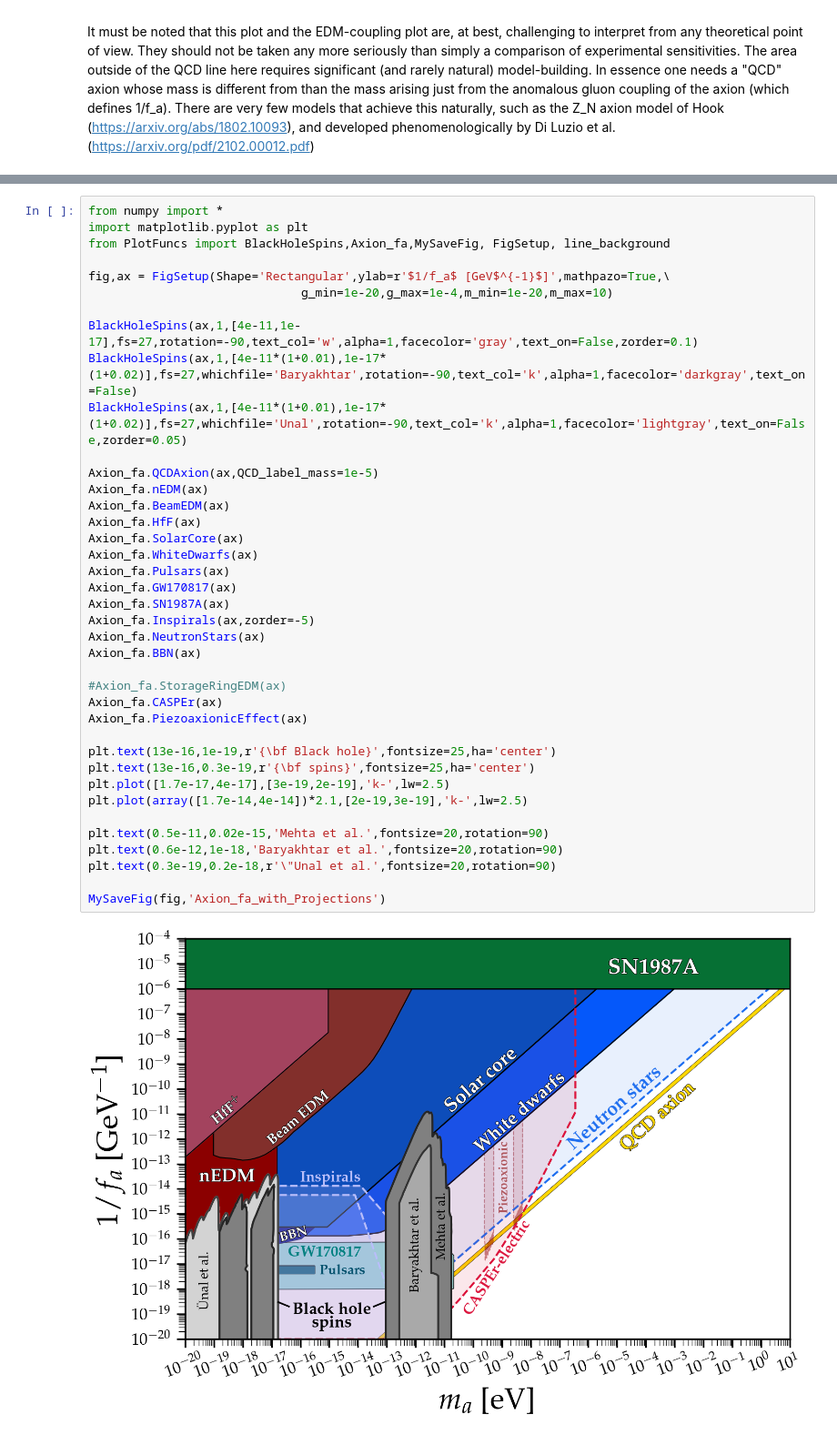
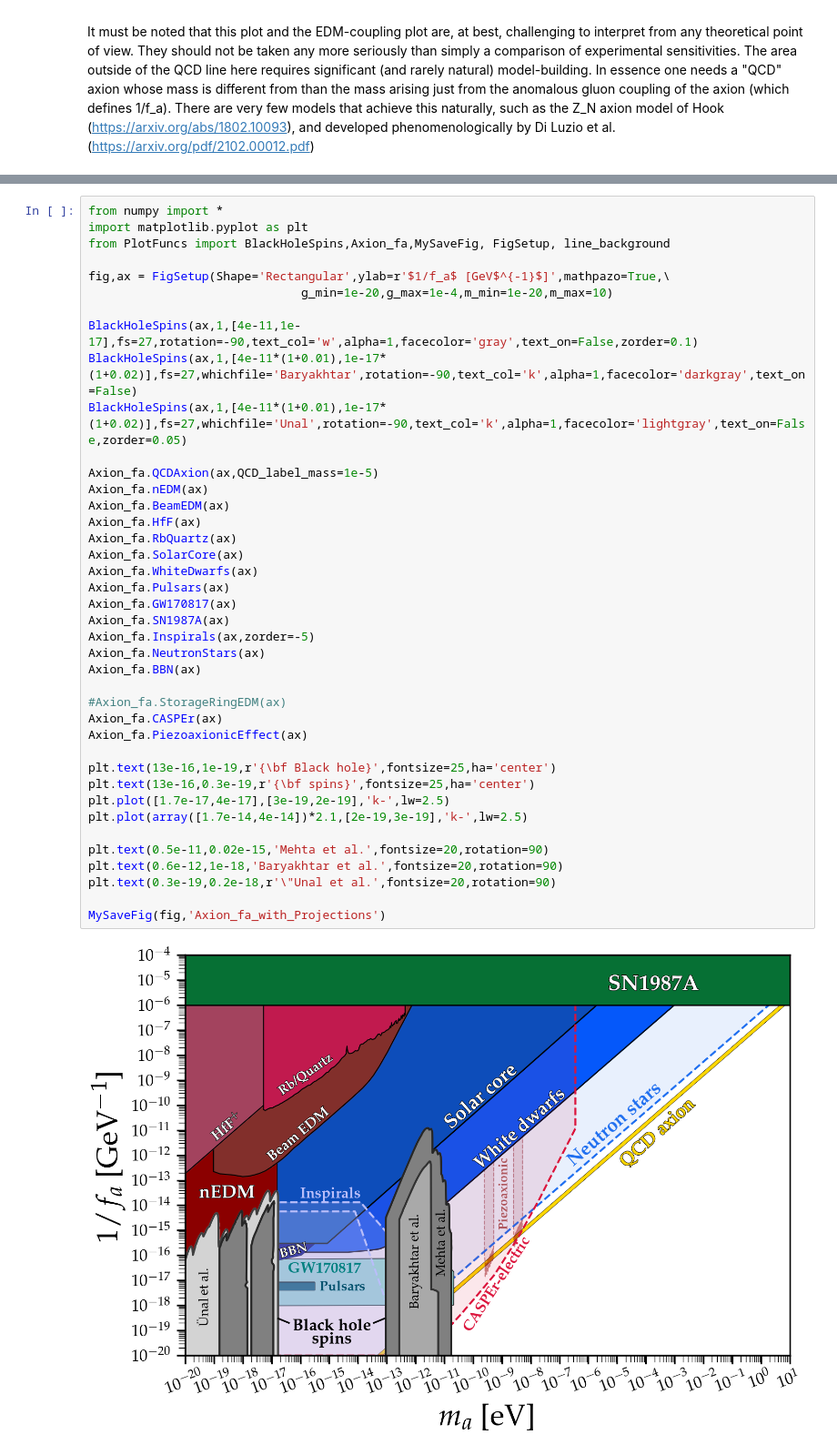
Before and after one commit to cajohare/AxionLimits, a Jupyter notebook: Axion_fa.ipynb, the cells around one changed output, grey strips where cells are left out. Shown at 91% size. Cells and saved outputs as stored; diff of their text form.

```diff
--- a/Axion_fa.ipynb
+++ b/Axion_fa.ipynb
@@ -64,31 +64,32 @@ BlackHoleSpins(ax,1,[4e-11*(1+0.01),1e-17*(1+0.02)],fs=27,whichfile='Baryakhtar'
 BlackHoleSpins(ax,1,[4e-11*(1+0.01),1e-17*(1+0.02)],fs=27,whichfile='Unal',rotation=-90,text_col='k',alpha=1,facecolor='lightgray',text_on=False,zorder=0.05)
 
 Axion_fa.QCDAxion(ax,QCD_label_mass=1e-5)
 Axion_fa.nEDM(ax)
 Axion_fa.BeamEDM(ax)
 Axion_fa.HfF(ax)
+Axion_fa.RbQuartz(ax)
 Axion_fa.SolarCore(ax)
 Axion_fa.WhiteDwarfs(ax)
 Axion_fa.Pulsars(ax)
 Axion_fa.GW170817(ax)
 Axion_fa.SN1987A(ax)
 Axion_fa.Inspirals(ax,zorder=-5)
 Axion_fa.NeutronStars(ax)
 Axion_fa.BBN(ax)
 
 #Axion_fa.StorageRingEDM(ax)
 Axion_fa.CASPEr(ax)
 Axion_fa.PiezoaxionicEffect(ax)
 
 plt.text(13e-16,1e-19,r'{\bf Black hole}',fontsize=25,ha='center')
 plt.text(13e-16,0.3e-19,r'{\bf spins}',fontsize=25,ha='center')
 plt.plot([1.7e-17,4e-17],[3e-19,2e-19],'k-',lw=2.5)
 plt.plot(array([1.7e-14,4e-14])*2.1,[2e-19,3e-19],'k-',lw=2.5)
 
 plt.text(0.5e-11,0.02e-15,'Mehta et al.',fontsize=20,rotation=90)
 plt.text(0.6e-12,1e-18,'Baryakhtar et al.',fontsize=20,rotation=90)
 plt.text(0.3e-19,0.2e-18,r'\"Unal et al.',fontsize=20,rotation=90)
 
 MySaveFig(fig,'Axion_fa_with_Projections')
 # %% [output]
-[figure, old version]
+[figure, new version]
```
Also changed, not shown: parts of 1 cell of this notebook, 24 other files.
